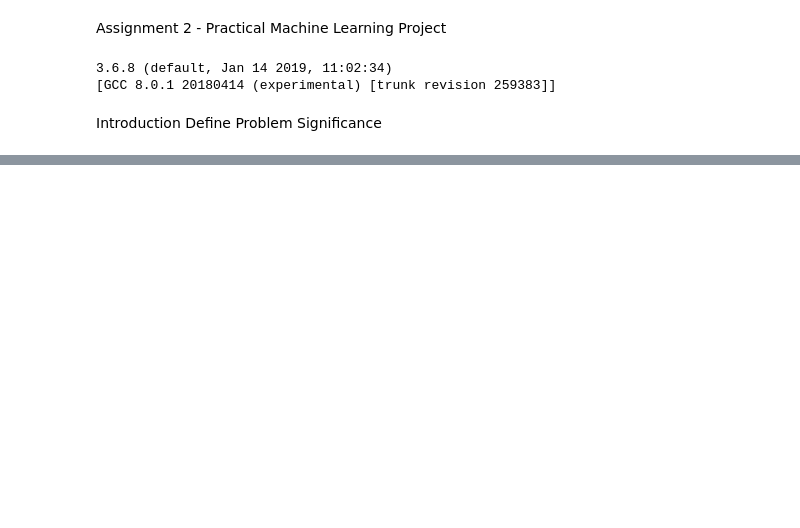
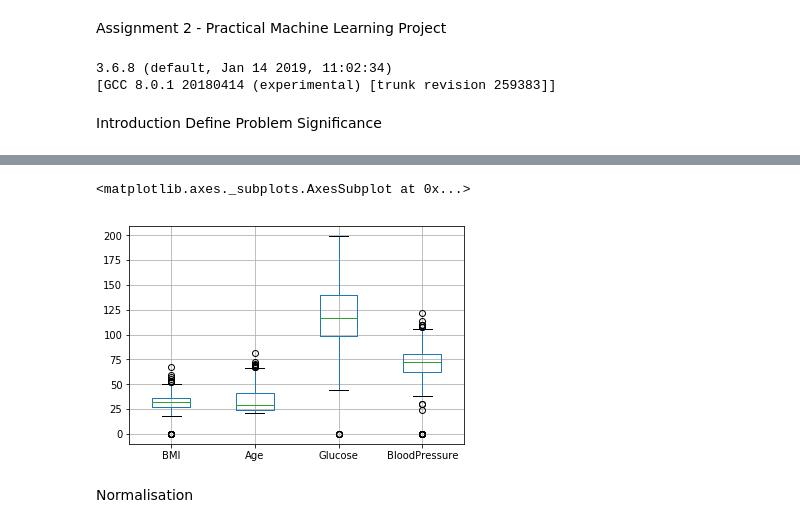
Before and after one commit to Dracovan/UTS_ML2019_ID13033360, a Jupyter notebook: Assignment_2.ipynb, the cells around one changed output, grey strips where cells are left out. Cells and saved outputs as stored; diff of their text form; code cells hidden in the pictures; blank space fills up the shorter version.

```diff
--- a/Assignment_2.ipynb
+++ b/Assignment_2.ipynb
@@ -20,0 +62,7 @@ Exploration
+# %%
+df1[['BMI',"Age", "Glucose","BloodPressure"]].boxplot()
+# %% [output]
+<matplotlib.axes._subplots.AxesSubplot at 0x...>
+[figure, added]
+# %% [markdown]
+Normalisation
```
Also changed, not shown: parts of 11 cells of this notebook.
